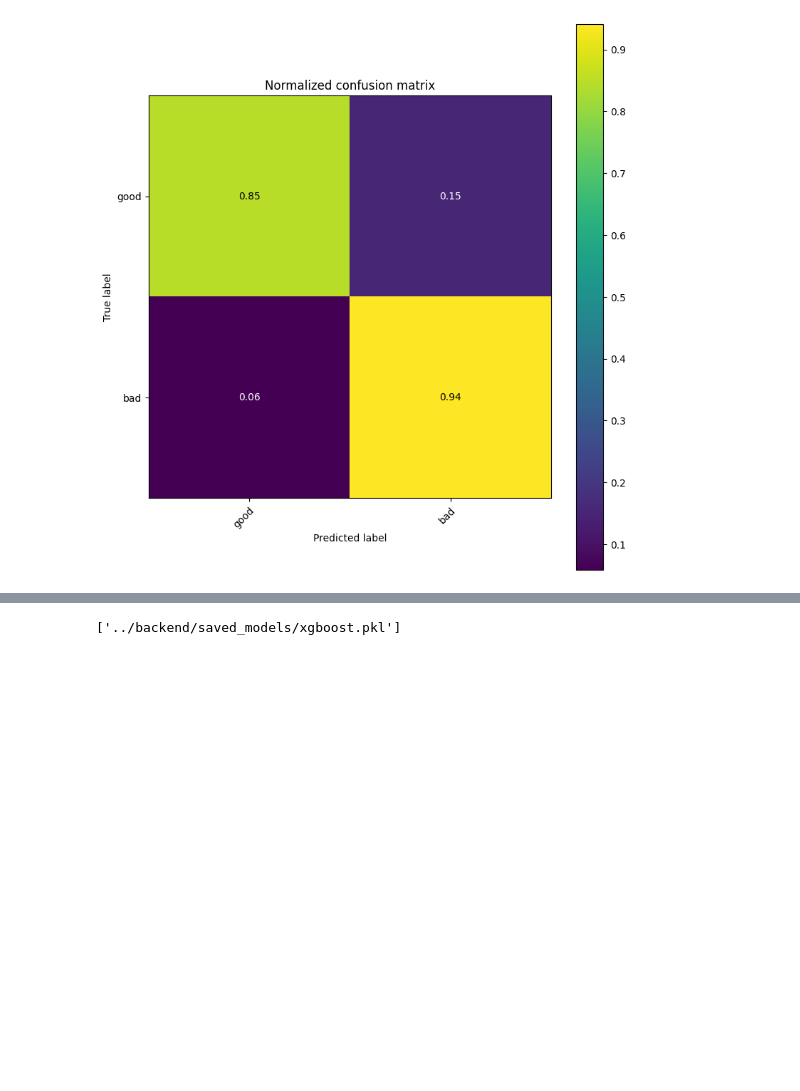
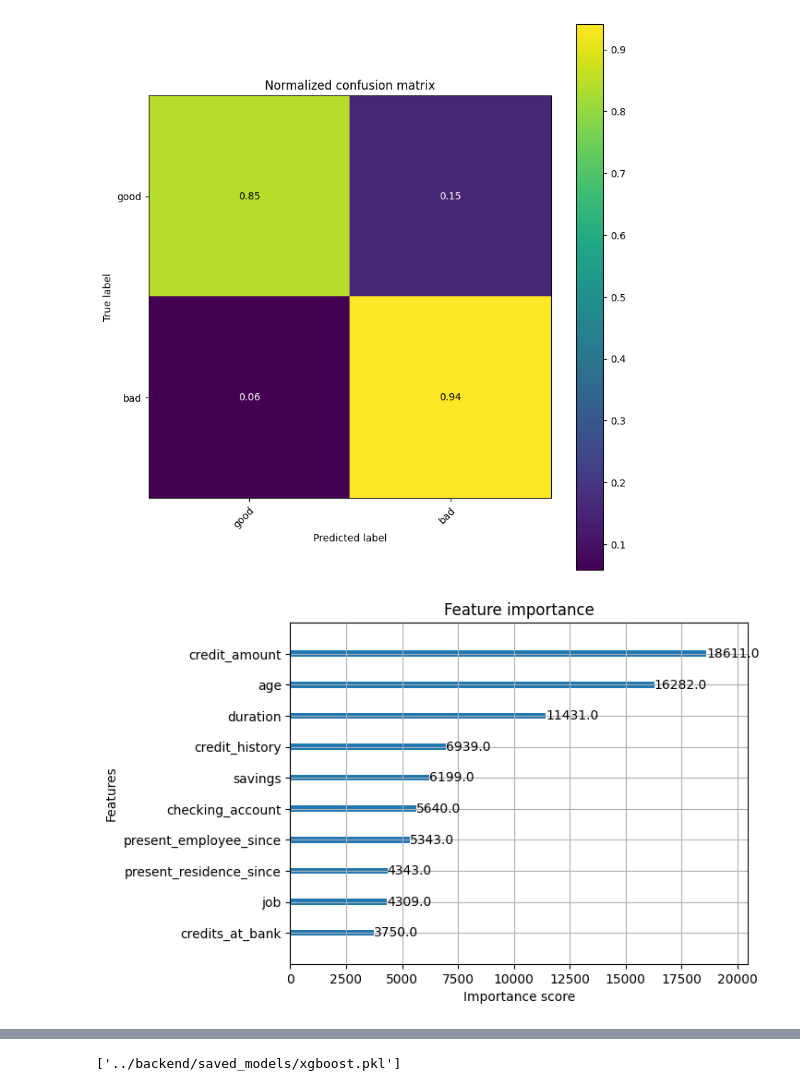
Before and after one commit to yurialvizi/tcc, a Jupyter notebook: models/3.xgboost.ipynb, the cells around one changed output, grey strips where cells are left out. Drawn from its saved outputs; the diff is of its cells as text; code cells hidden in the pictures; blank space fills up the shorter version.

```diff
--- a/models/3.xgboost.ipynb
+++ b/models/3.xgboost.ipynb
@@ -239,3 +241,9 @@ Normalized confusion matrix
  [0.05863067 0.94136933]]
 <Axes: title={'center': 'Normalized confusion matrix'}, xlabel='Predicted label', ylabel='True label'>
 [figure]
+# %%
+# Explainable AI
+plot_importance(best_model, max_num_features=10, importance_type='weight')
+plt.show()
+# %% [output]
+[figure, added]
```
Also changed, not shown: parts of 5 cells of this notebook, 1 other file.
